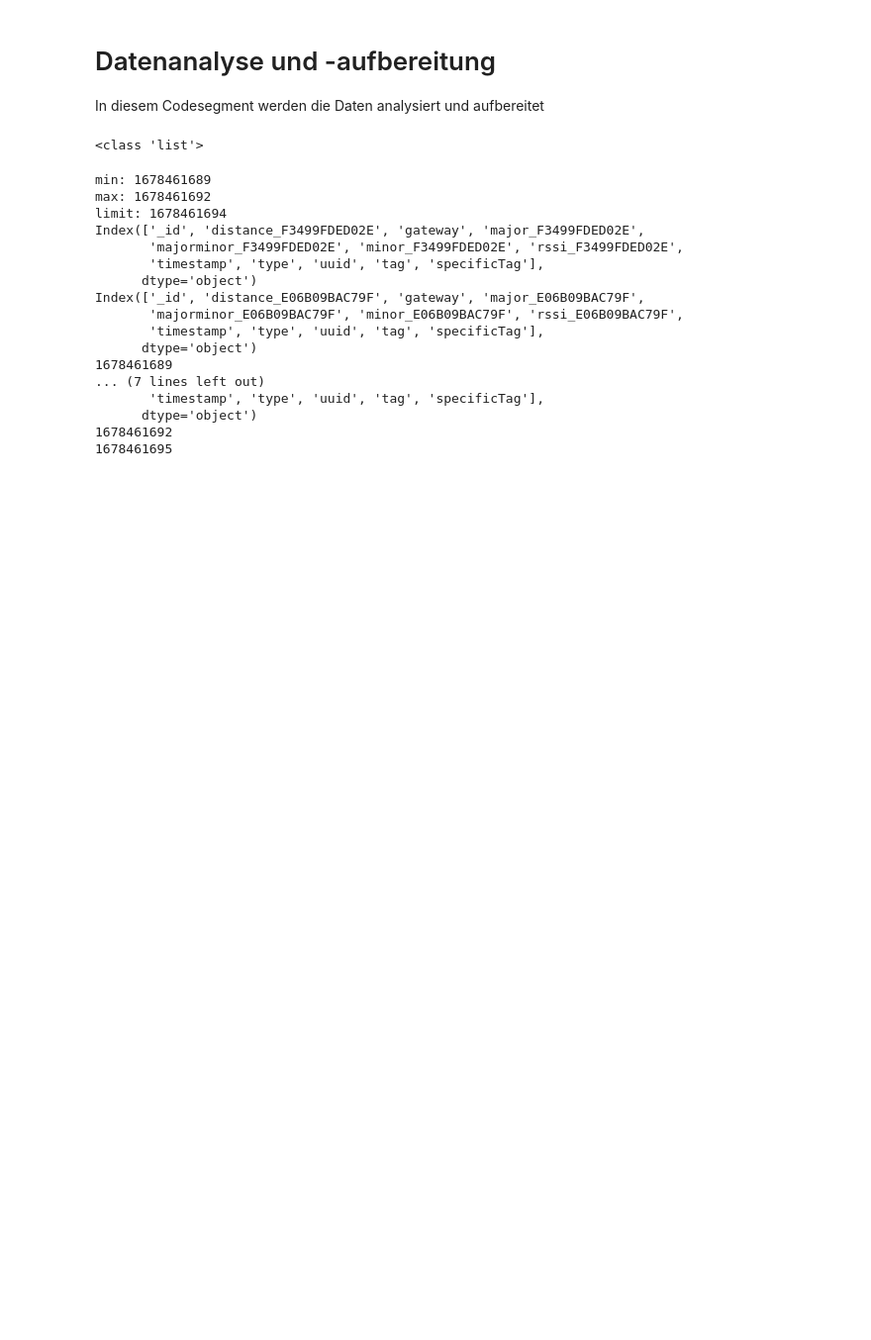
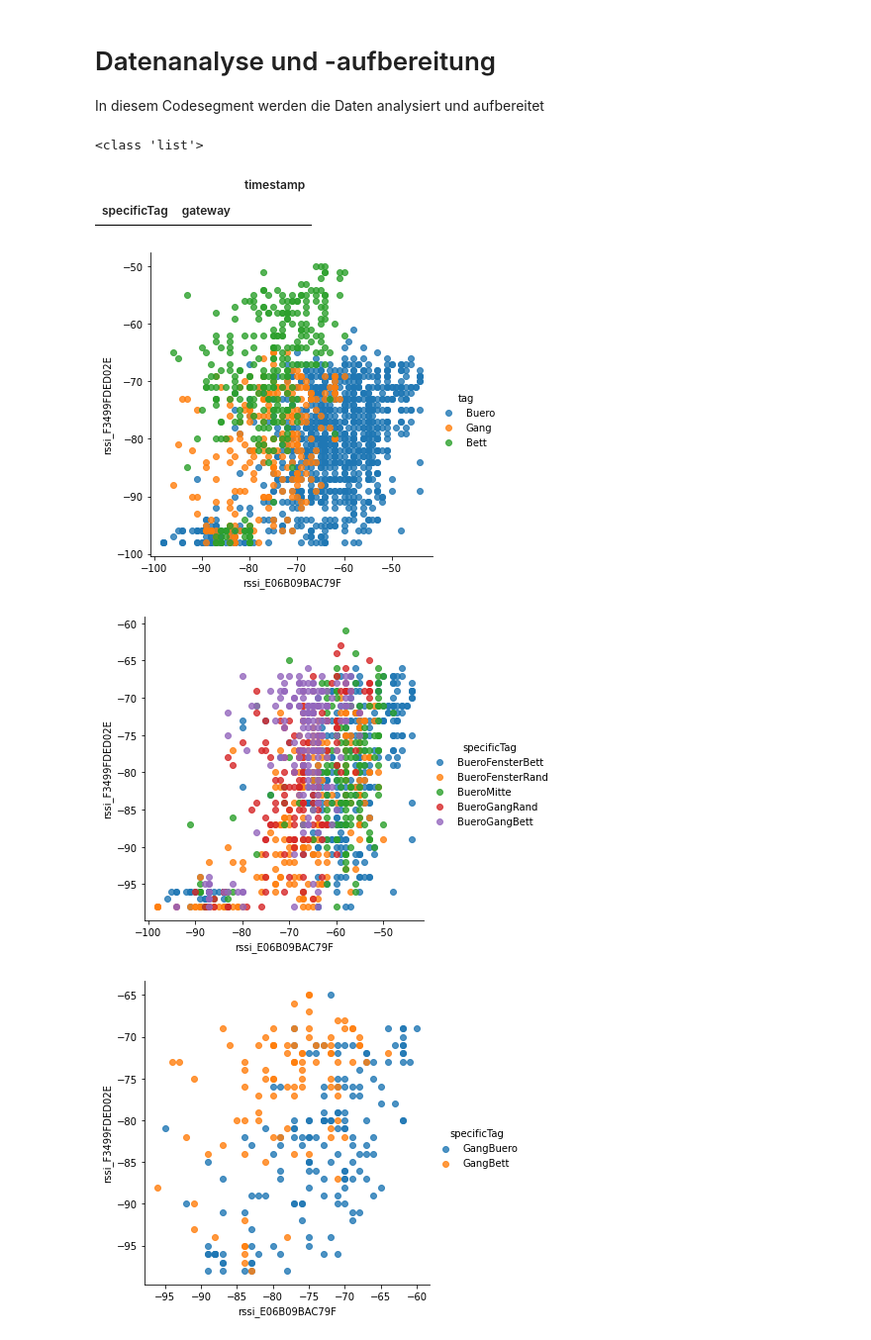
Before and after one commit to wagneced/IndoorTrackingML, a Jupyter notebook: IndoorTrackingML.ipynb, the cells around one changed output. Shown: that part at 99% size. Cells and saved outputs as stored; diff of their text form; code cells hidden in the pictures; blank space fills up the shorter version.

Commit message:
Extension on data preparation

```diff
--- a/IndoorTrackingML.ipynb
+++ b/IndoorTrackingML.ipynb
@@ -52,7 +52,7 @@ os.chdir(path+"JSON/")
 for jsonFile in glob.glob("*.json"):
   filename = os.path.splitext(jsonFile)[0]
 
-  df = pd.read_json(path+"/JSON/"+filename+".json")
+  df = pd.read_json(path+"/JSON/"+filename+".json",)
 
   dictionary_list = []
 
@@ -96,6 +96,9 @@ In diesem Codesegment werden die Daten analysiert und aufbereitet
 import glob, os
 
 path = "/content/drive/MyDrive/Colab Notebooks/Datenpunkte/CSV/"
+
+#Ensures that datapoints are evenly /normalized distributed
+maxDfSize = 100
 
 os.chdir(path)
 
@@ -109,52 +112,21 @@ for csvFile in glob.glob("*.csv"):
   df = pd.read_csv(path+filename+".csv")
   df['tag'] = tag
   df['specificTag'] = specificTag
-  frame.append(df)
+
+  minTimestamp = df.loc[:,["timestamp", "gateway"]].drop_duplicates().head(maxDfSize).timestamp.min()
+  maxTimestamp = df.loc[:,["timestamp", "gateway"]].drop_duplicates().head(maxDfSize).timestamp.max()
+
+  frame.append(df.loc[(df.timestamp >= minTimestamp) & (df.timestamp <= maxTimestamp)])
 
 masterDf = pd.concat(frame)
 # %% [output]
 <class 'list'>
-# %%
-features = ["distance","major","majorminor","minor","rssi"]
-
-requestIntervalInSeconds = 3
-
-gateways = masterDf.gateway.unique()
-minThreshold = masterDf.timestamp.min()
-maxSequenceThreshold = minThreshold + requestIntervalInSeconds
-maxThreshold = masterDf.head(40).timestamp.max()
-
-
-print("min: "+str(minThreshold))
-print("max: "+str(maxSequenceThreshold))
-print("limit: "+str(maxThreshold))
-
-for lowerThreshold in range(minThreshold, (maxThreshold + 1), requestIntervalInSeconds):
-  upperThreshold = lowerThreshold + requestIntervalInSeconds
-
-  for gateway in gateways:
-    example = masterDf.loc[(masterDf.gateway == gateway) &
-                           (masterDf.timestamp >= minThreshold) &
-                           (masterDf.timestamp < maxSequenceThreshold)]
-    example.columns = [col + '_' + gateway if col in features else col for col in df.columns]
-    print(example.columns)
-  print(lowerThreshold)
-  print(upperThreshold)
-# %% [output]
-min: 1678461689
-max: 1678461692
-limit: 1678461694
-Index(['_id', 'distance_F3499FDED02E', 'gateway', 'major_F3499FDED02E',
-       'majorminor_F3499FDED02E', 'minor_F3499FDED02E', 'rssi_F3499FDED02E',
-       'timestamp', 'type', 'uuid', 'tag', 'specificTag'],
-      dtype='object')
-Index(['_id', 'distance_E06B09BAC79F', 'gateway', 'major_E06B09BAC79F',
-       'majorminor_E06B09BAC79F', 'minor_E06B09BAC79F', 'rssi_E06B09BAC79F',
-       'timestamp', 'type', 'uuid', 'tag', 'specificTag'],
-      dtype='object')
-1678461689
-... (7 lines left out)
-       'timestamp', 'type', 'uuid', 'tag', 'specificTag'],
-      dtype='object')
-1678461692
-1678461695
+# %%
+#This code allows to test if measurepoints are evenly / normalized distributed
+#(should be 50 if in json-file converter limit is set like documented)
+test = masterDf.loc[:,["timestamp", "gateway","specificTag"]].drop_duplicates()
+sample = test.groupby(['specificTag','gateway']).count()
+sample.loc[sample.timestamp != sample.timestamp.median()]
+# %% [output]
+|  |  | timestamp |
+| specificTag | gateway |  |
@@ -160,0 +180,12 @@ Index(['_id', 'distance_E06B09BAC79F', 'gateway', 'major_E06B09BAC79F',
+# %%
+sns.lmplot(x='rssi_E06B09BAC79F', y='rssi_F3499FDED02E', data=adaptedMasterDf, hue='tag', fit_reg=False)
+plt.show()
+
+for tag in adaptedMasterDf.tag.unique():
+  df = adaptedMasterDf.loc[adaptedMasterDf.tag == tag]
+  sns.lmplot(x='rssi_E06B09BAC79F', y='rssi_F3499FDED02E', data=df, hue='specificTag', fit_reg=False)
+  plt.show()
+# %% [output]
+[figure, added]
+[figure, added]
+[figure, added]
```
Also changed, not shown: parts of 3 cells of this notebook.
